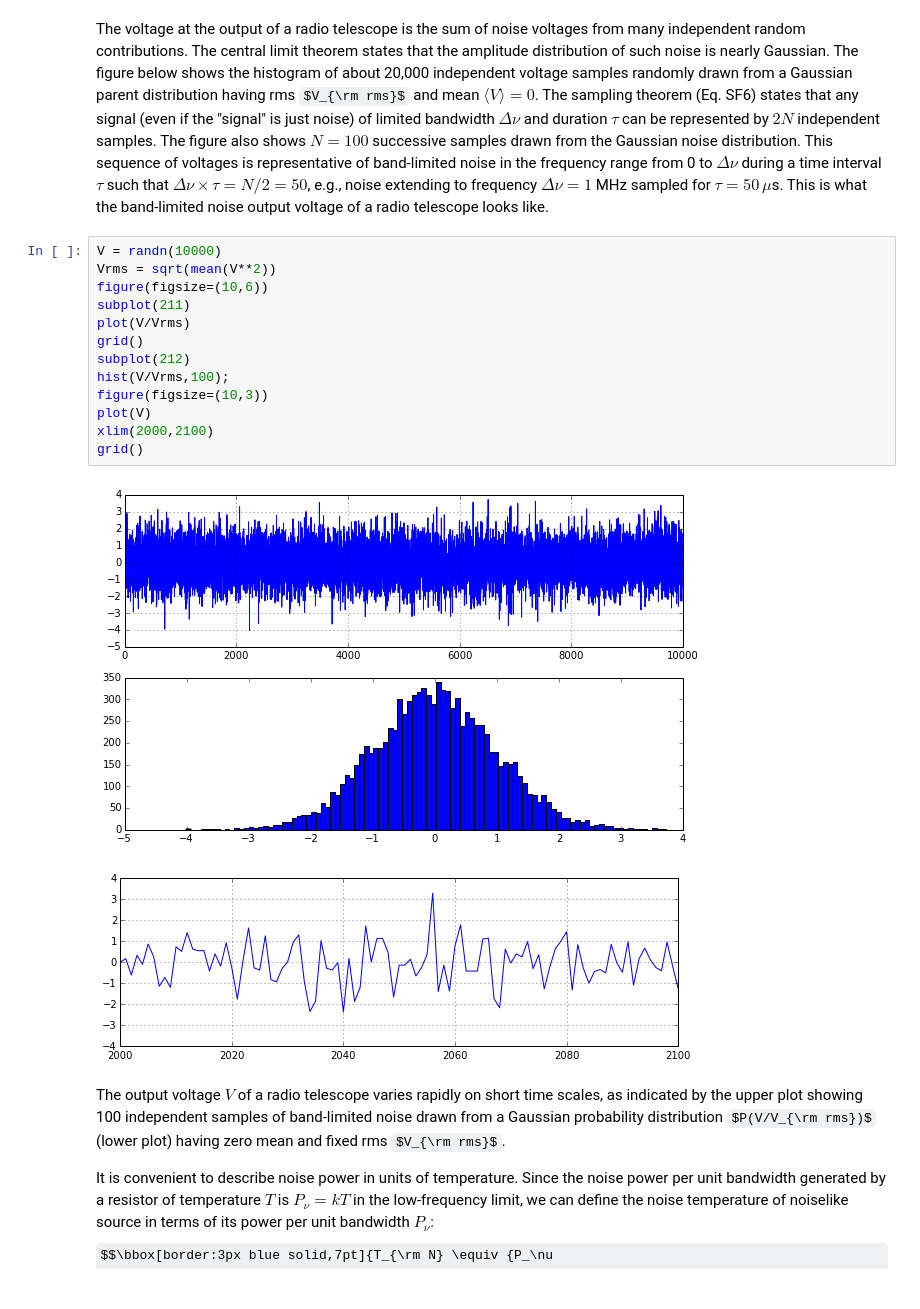
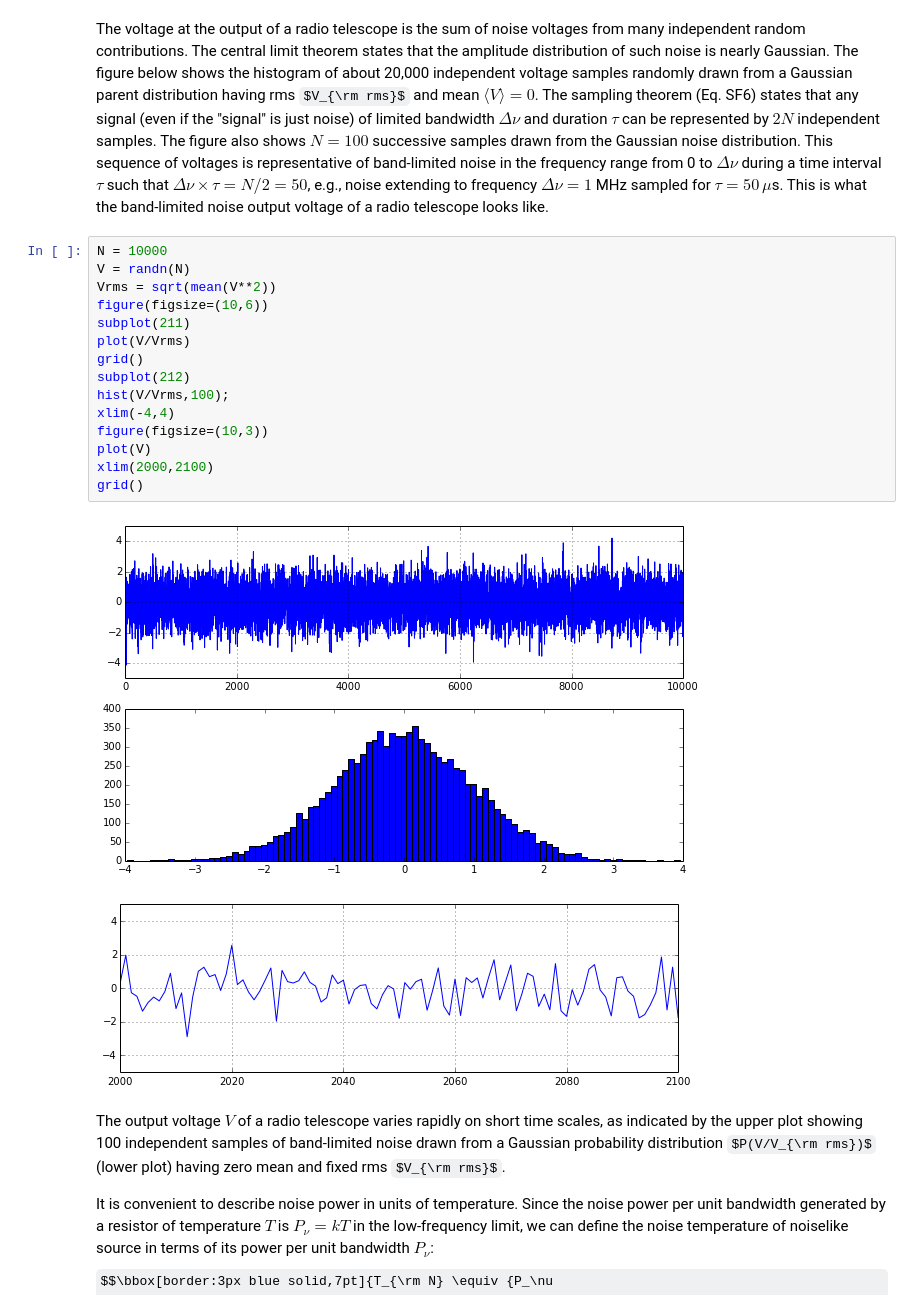
Before and after one commit to ska-sa/tutorials, a Jupyter notebook: 2_Radio_Astronomy_Honours/4_Radiometers/Radiometers.ipynb, the cells around one changed output. Drawn from its saved outputs; the diff is of its cells as text; some formulas as TeX source.

```diff
--- a/2_Radio_Astronomy_Honours/4_Radiometers/Radiometers.ipynb
+++ b/2_Radio_Astronomy_Honours/4_Radiometers/Radiometers.ipynb
@@ -68,21 +68,23 @@ is what the band-limited noise output voltage of a radio telescope
 looks
 like.
 # %%
-V = randn(10000)
+N = 10000
+V = randn(N)
 Vrms = sqrt(mean(V**2))
 figure(figsize=(10,6))
 subplot(211)
 plot(V/Vrms)
 grid()
 subplot(212)
 hist(V/Vrms,100);
+xlim(-4,4)
 figure(figsize=(10,3))
 plot(V)
 xlim(2000,2100)
 grid()
 # %% [output]
-[figure, old version]
+[figure, new version]
-[figure, old version]
+[figure, new version]
 # %% [markdown]
 The output
 voltage $V$ of a radio telescope varies
```
Also changed, not shown: parts of 8 cells of this notebook.
